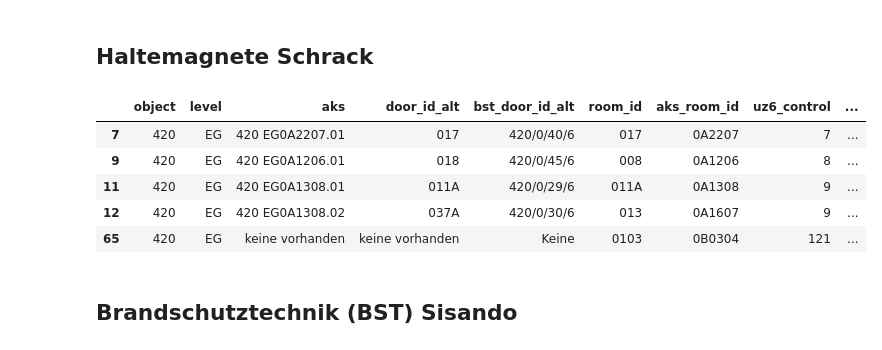
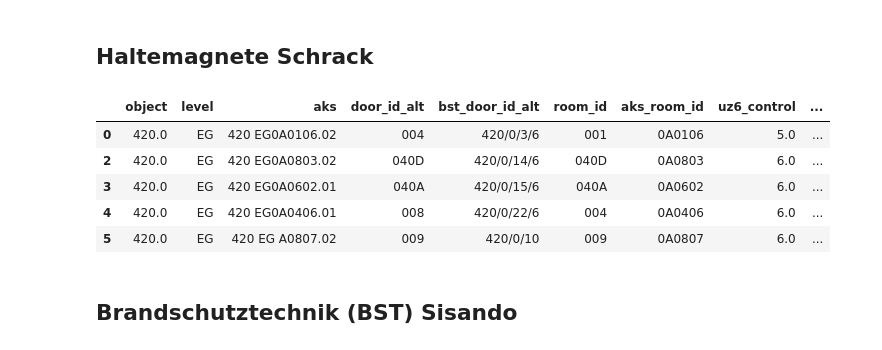
Before and after one commit to mckoh/vie-doors, a Jupyter notebook: sandbox.ipynb, the cells around one changed output. Cells and saved outputs as stored; diff of their text form; code cells hidden in the pictures.

```diff
--- a/sandbox.ipynb
+++ b/sandbox.ipynb
@@ -71,44 +71,43 @@ npa_data.head()
 # %%
 file_name = "Schrack_HM_Obj420.xls"
 columns = [
     "object",
     "level",
     "aks",
     "door_id_alt",
     "bst_door_id_alt",
     "room_id",
     "aks_room_id",
     "uz6_control",
     "door_series",
     "lfd_id",
     "info"
 ]
 
 hm_data = read_excel(
     io=f"data/{file_name}",
     sheet_name="HALTEMAGNETE"
 )
 
 hm_data.columns = columns
+hm_data.dropna(inplace=True, how="all")
 
 # Add origin
 hm_data["origin"] = file_name
 
-# Data cleaning
-hm_data.dropna(inplace=True)
-hm_data["object"] = hm_data["object"].map(int_mapper)
-hm_data["uz6_control"] = hm_data["uz6_control"].map(int_mapper)
-hm_data["door_series"] = hm_data["door_series"].map(int_mapper)
-hm_data["lfd_id"] = hm_data["lfd_id"].map(int_mapper)
+# hm_data["object"] = hm_data["object"].astype(int)
+# hm_data["uz6_control"] = hm_data["uz6_control"].astype(int)
+# hm_data["door_series"] = hm_data["door_series"].astype(int)
+# hm_data["lfd_id"] = hm_data["lfd_id"].astype(int)
 
 hm_data.head(5)
 # %% [output]
 |  | object | level | aks | door_id_alt | bst_door_id_alt | room_id | aks_room_id | uz6_control | ... |
-| 7 | 420 | EG | 420 EG0A2207.01 | 017 | 420/0/40/6 | 017 | 0A2207 | 7 | ... |
-| 9 | 420 | EG | 420 EG0A1206.01 | 018 | 420/0/45/6 | 008 | 0A1206 | 8 | ... |
-| 11 | 420 | EG | 420 EG0A1308.01 | 011A | 420/0/29/6 | 011A | 0A1308 | 9 | ... |
-| 12 | 420 | EG | 420 EG0A1308.02 | 037A | 420/0/30/6 | 013 | 0A1607 | 9 | ... |
-| 65 | 420 | EG | keine vorhanden | keine vorhanden | Keine | 0103 | 0B0304 | 121 | ... |
+| 0 | 420.0 | EG | 420 EG0A0106.02 | 004 | 420/0/3/6 | 001 | 0A0106 | 5.0 | ... |
+| 2 | 420.0 | EG | 420 EG0A0803.02 | 040D | 420/0/14/6 | 040D | 0A0803 | 6.0 | ... |
+| 3 | 420.0 | EG | 420 EG0A0602.01 | 040A | 420/0/15/6 | 040A | 0A0602 | 6.0 | ... |
+| 4 | 420.0 | EG | 420 EG0A0406.01 | 008 | 420/0/22/6 | 004 | 0A0406 | 6.0 | ... |
+| 5 | 420.0 | EG | 420 EG A0807.02 | 009 | 420/0/10 | 009 | 0A0807 | 6.0 | ... |
 # %% [markdown]
 ## Brandschutztechnik (BST) Sisando
 # %%
```
Also changed, not shown: parts of 6 cells of this notebook.
